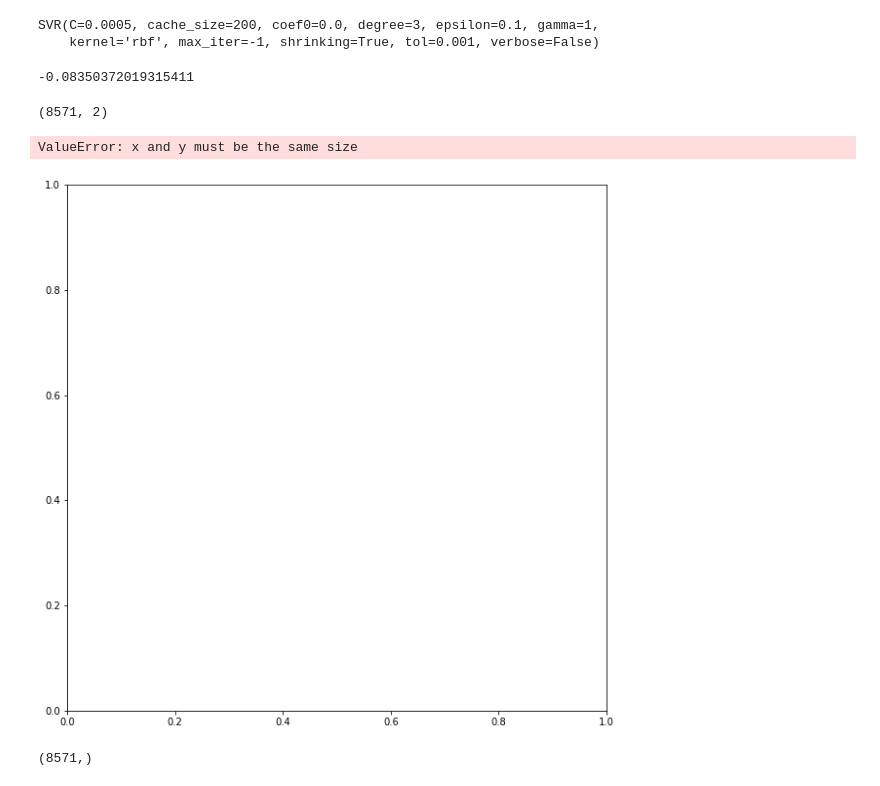
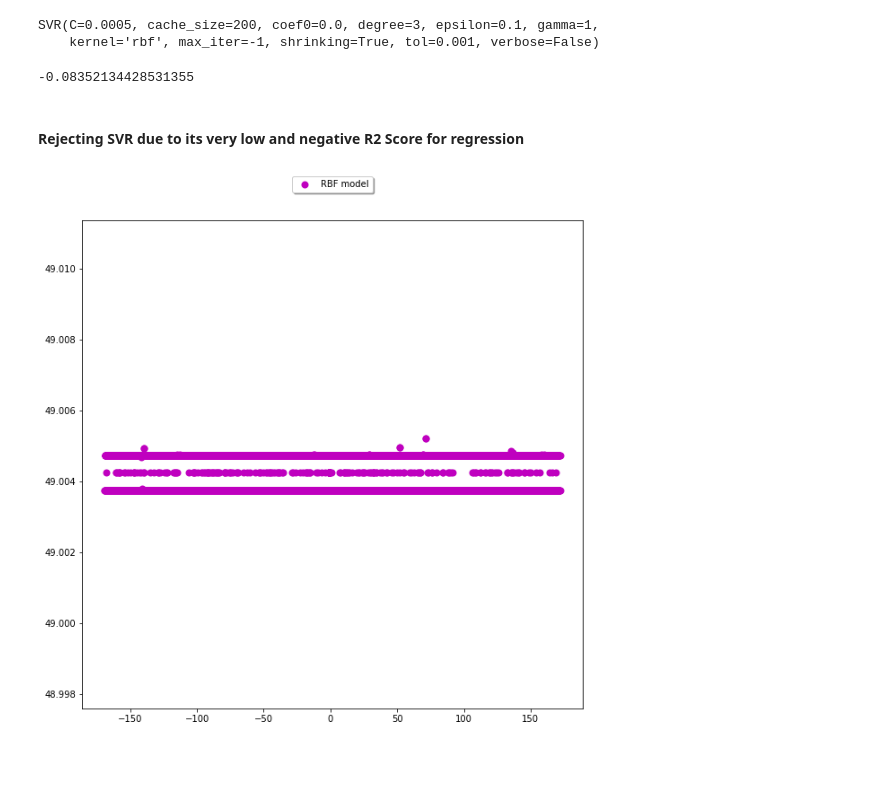
Before and after one commit to srivatsanrr/autonom_covid, a Jupyter notebook: COVID_warning_prediction.ipynb, the cells around one changed output. Saved outputs shown, nothing was run; the diff lists cells and outputs as text; code cells hidden in the pictures; blank space fills up the shorter version.

Commit message:
final training script

```diff
--- a/COVID_warning_prediction.ipynb
+++ b/COVID_warning_prediction.ipynb
@@ -6,7 +10,7 @@ import pandas as pd
 import matplotlib.pyplot as plt
 %matplotlib inline
 # %%
-dat=pd.read_excel(r'Train_Mobile.xlsx')
+dat=pd.read_excel(r'Train_dataset.xlsx')
 # %%
 dat.shape
 # %% [output]
@@ -42,7 +46,7 @@ dat["Pulmonary score"] = dat["Pulmonary score"].astype('category').cat.codes
 dat["cardiological pressure"] = dat["cardiological pressure"].astype('category').cat.codes
 # %%
 # Removing unnecessary fields
-dat=dat.drop(["Name","Insurance", "salary", "people_ID", "Aadhaar", "Mobile"],  axis=1)
+dat=dat.drop(["Name","Insurance", "salary", "people_ID"],  axis=1)
 # %%
 dat.isnull().sum()
 # %% [output]
@@ -292,30 +170,26 @@ svr_rbf.fit(X_train, y_train)
 SVR(C=0.0005, cache_size=200, coef0=0.0, degree=3, epsilon=0.1, gamma=1,
     kernel='rbf', max_iter=-1, shrinking=True, tol=0.001, verbose=False)
 # %%
+# Obtaining 0 r2 score
 from sklearn.metrics import r2_score
 pred=svr_rbf.predict(X_test)
 print(r2_score(y_test,pred))
 # %% [output]
--0.08350372019315411
+-0.08352134428531355
-# %%
-# Obtaining 0 r2 score
-svr_rbf.predict(X_train).shape
-X_train.shape
-# %% [output]
-(8571, 2)
+# %% [markdown]
+<h4> Rejecting SVR due to its very low and negative R2 Score for regression </h4>
 # %%
 lw = 2
 kernel_label = 'RBF'
 model_color = 'm'
 plt.figure(figsize=(10, 10))
-plt.scatter(X_train, svr_rbf.predict(X_train), color=model_color, lw=lw,
+plt.scatter(X_train[:,0], svr_rbf.predict(X_train), color=model_color, lw=lw,
                   label='{} model'.format(kernel_label))
 plt.legend(loc='upper center', bbox_to_anchor=(0.5, 1.1),
                     ncol=1, fancybox=True, shadow=True)
 fig.text(0.5, 0.04, 'data', ha='center', va='center')
 fig.text(0.06, 0.5, 'target', ha='center', va='center', rotation='vertical')
 fig.suptitle("Support Vector Regression", fontsize=14)
 plt.show()
 # %% [output]
-ValueError: x and y must be the same size
-[figure, old version]
+[figure, new version]
@@ -324,6 +196,2 @@ X_train.shape
-# %%
-y_train.shape
-# %% [output]
-(8571,)
 # %%
 # Using only 1st principal component
```
Also changed, not shown: parts of 35 cells of this notebook.
